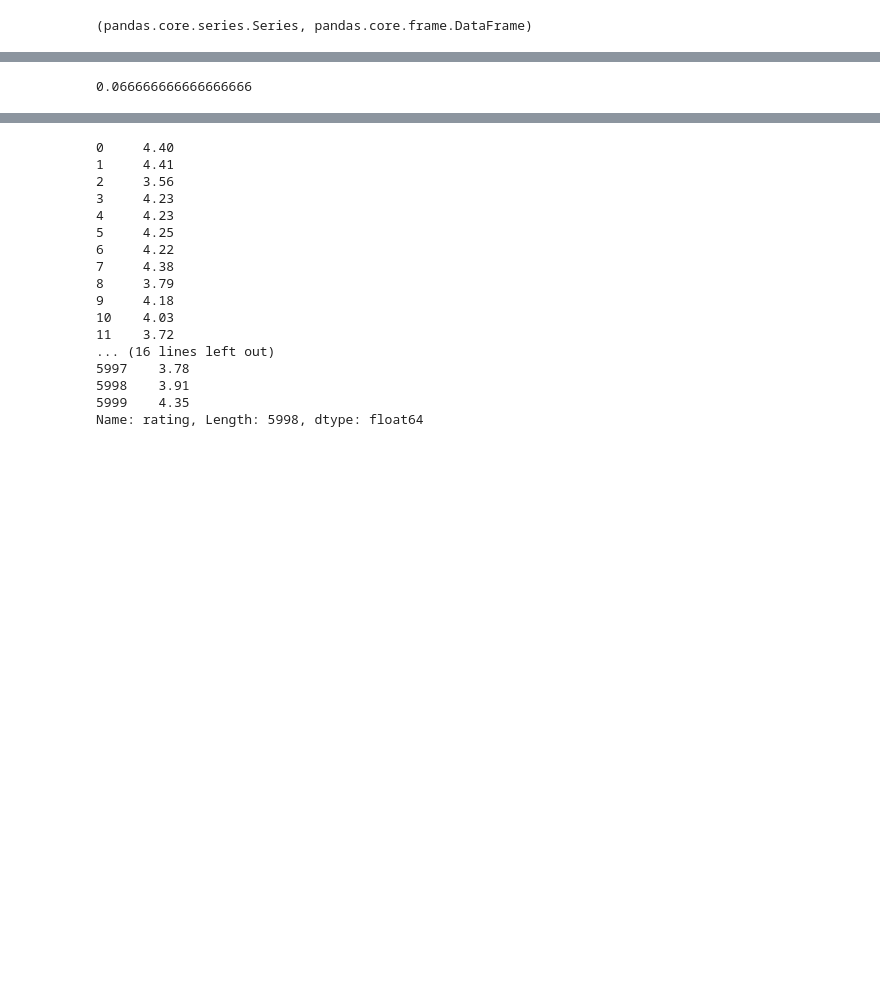
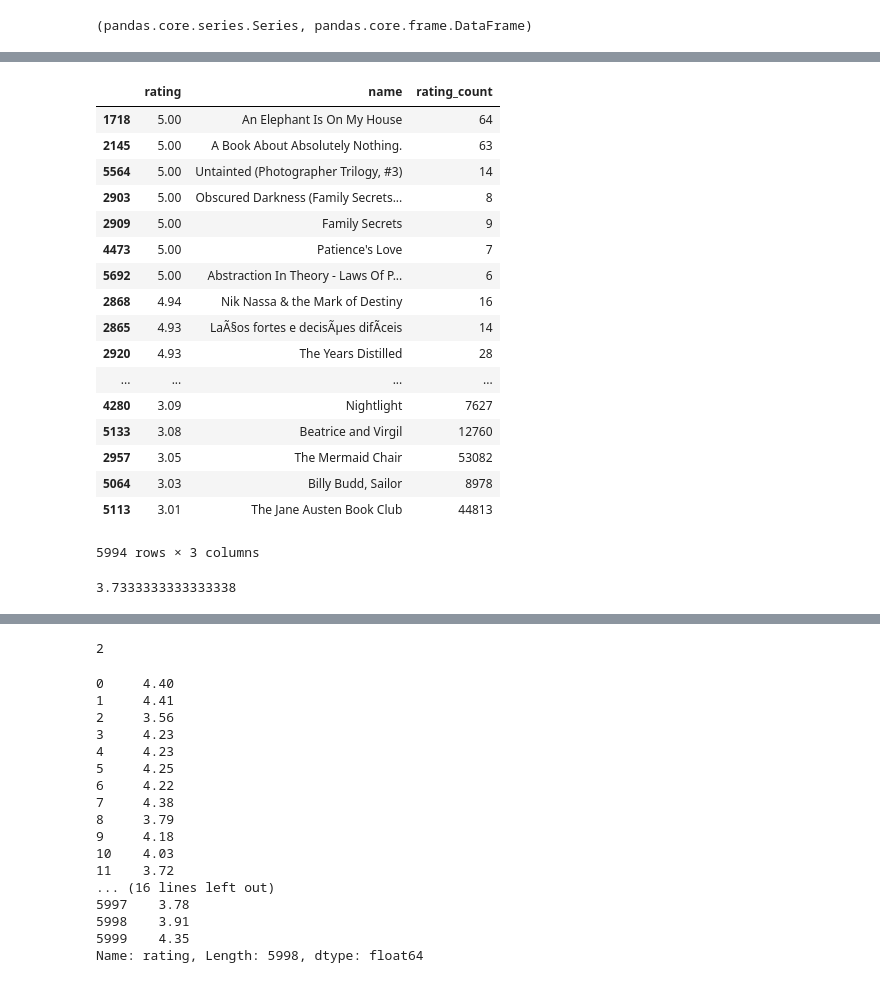
Before and after one commit to LxPrior/dst4l3, a Jupyter notebook: day1rahul/Teaser.ipynb, the cells around one changed output, grey strips where cells are left out. Drawn from its saved outputs; the diff is of its cells as text; code cells hidden in the pictures; blank space fills up the shorter version.

```diff
--- a/day1rahul/Teaser.ipynb
+++ b/day1rahul/Teaser.ipynb
@@ -138,7 +276,31 @@ type(df.rating), type(df)
+# %%
+#WRONG: has to be understood
+dfnewnew=dfnew[dfnew.rating > 3.0].reindex()
+dfnewnewnew=dfnewnew[dfnewnew.rating_count > 10000].reindex()
+dfnewnewnew.sort(['rating'], ascending=[0])
+# %% [output]
+|  | rating | name | rating_count |
+| 1718 | 5.00 | An Elephant Is On My House | 64 |
+| 2145 | 5.00 | A Book About Absolutely Nothing. | 63 |
+| 5564 | 5.00 | Untainted (Photographer Trilogy, #3) | 14 |
+| 2903 | 5.00 | Obscured Darkness (Family Secrets... | 8 |
+| 2909 | 5.00 | Family Secrets | 9 |
+| 4473 | 5.00 | Patience's Love | 7 |
+| 5692 | 5.00 | Abstraction In Theory - Laws Of P... | 6 |
+| 2868 | 4.94 | Nik Nassa & the Mark of Destiny | 16 |
+| 2865 | 4.93 | LaÃ§os fortes e decisÃµes difÃ­ceis | 14 |
+| 2920 | 4.93 | The Years Distilled | 28 |
+| ... | ... | ... | ... |
+| 4280 | 3.09 | Nightlight | 7627 |
+| 5133 | 3.08 | Beatrice and Virgil | 12760 |
+| 2957 | 3.05 | The Mermaid Chair | 53082 |
+| 5064 | 3.03 | Billy Budd, Sailor | 8978 |
+| 5113 | 3.01 | The Jane Austen Book Club | 44813 |
+5994 rows × 3 columns
 # %%
-100*np.mean(df.rating < 3.0)
+100*np.mean(df.rating > 4.5)
 # %% [output]
-0.066666666666666666
+3.7333333333333338
 # %%
 df[df.rating > 4.5]
 # %% [output]
@@ -160,6 +322,10 @@ df[df.rating > 4.5]
 | 5880 | 4.61 | 123 | NaN | good_reads:book | https://www.goodreads.com/author/... | 2010 | /genres/romance|/genres/m-m-roman... | dir59/10506860-the-interludes.html | 1031 | ... |
 | 5957 | 4.72 | 104 | 178048044X | good_reads:book | https://www.goodreads.com/author/... | 2010 | /genres/romance|/genres/paranorma... | dir60/10780042-j-r-ward-collectio... | 1788 | ... |
 224 rows × 10 columns
+# %%
+np.sum(df.rating.isnull())
+# %% [output]
+2
 # %%
 ratingseries=df.rating[df.rating.notnull()]
 ratingseries
```
Also changed, not shown: parts of 18 cells of this notebook, 1 other file.
